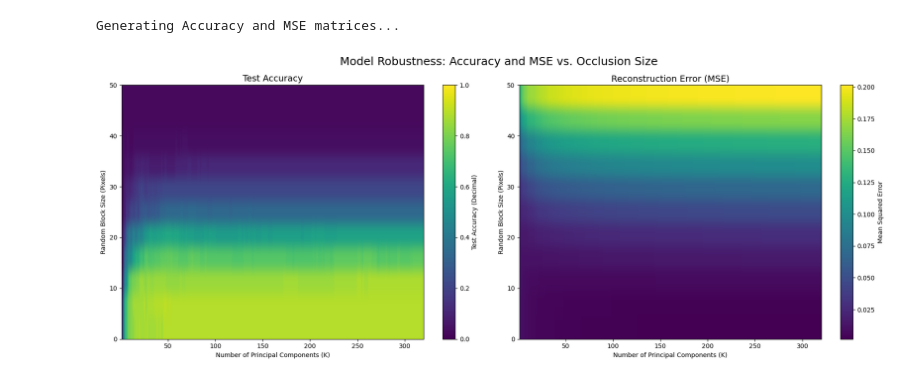
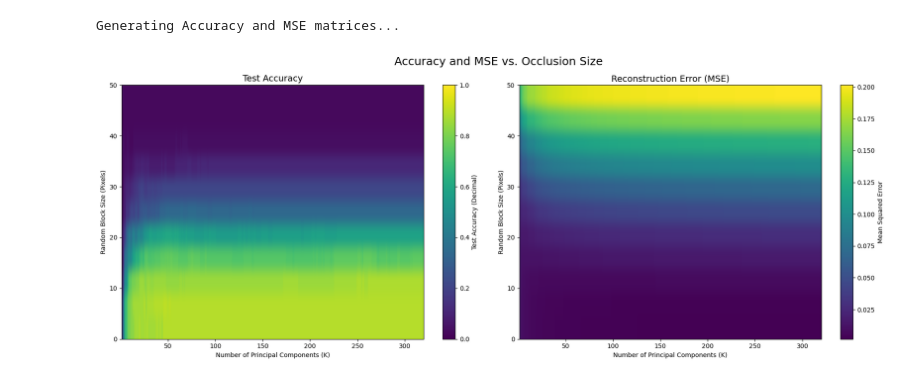
Before and after one commit to MMahdiMostafaei/pufa, a Jupyter notebook: Project 01: PCA_Face_ID/PCA_PUFA.ipynb, the cells around one changed output. Cells and saved outputs as stored; diff of their text form; code cells hidden in the pictures.

```diff
--- a/Project 01: PCA_Face_ID/PCA_PUFA.ipynb
+++ b/Project 01: PCA_Face_ID/PCA_PUFA.ipynb
@@ -193,0 +196,21 @@ plt.show()
+# %%
+# Test on the maximum 320 components
+k = 320
+U_k = eigenvectors_sorted[:, :k]
+
+# Calculate the RAW dot product (no subtraction!)
+raw_dot_product = U_k.T @ U_k
+
+# ==========================================
+# Visualizing the Raw Dot Product (High-Res, No Text)
+# ==========================================
+plt.figure(figsize=(6, 6))
+
+# We use the 'Blues' colormap and explicitly lock the scale from 0.0 to 1.0
+plt.imshow(raw_dot_product, cmap='Reds')
+plt.title(f"Raw Orthogonality Matrix (k={k})\nDiagonal = 1.0, Off-diagonal ≈ 0.0", fontsize=14)
+plt.colorbar(label='Raw Dot Product Value')
+
+plt.axis('off')
+plt.tight_layout()
+plt.show()
@@ -1283,31 +1308,31 @@ Generating Accuracy and MSE matrices...
 # %%
 # ==========================================
 # Plotting the Side-by-Side High-Res Heatmaps
 # ==========================================
 fig, (ax1, ax2) = plt.subplots(1, 2, figsize=(18, 7))
-fig.suptitle("Model Robustness: Accuracy and MSE vs. Occlusion Size", fontsize=18, fontweight='normal')
+fig.suptitle("Accuracy and MSE vs. Occlusion Size", fontsize=18, fontweight='normal')
 
 # --- Plot 1: Accuracy Heatmap ---
 im1 = ax1.imshow(heatmap_acc, cmap='viridis', aspect='auto', origin='lower',
                 extent=[k_values.min(), k_values.max(), block_sizes.min(), block_sizes.max()],
                 vmin=0.0, vmax=1.0)
 fig.colorbar(im1, ax=ax1, label='Test Accuracy (Decimal)')
 ax1.set_title("Test Accuracy", fontsize=14)
 ax1.set_xlabel("Number of Principal Components (K)")
 ax1.set_ylabel("Random Block Size (Pixels)")
 ax1.grid(False)
 
 # --- Plot 2: MSE Heatmap ---
 # We use the 'viridis' colormap here so it visually stands apart from the accuracy graph
 im2 = ax2.imshow(heatmap_mse, cmap='viridis', aspect='auto', origin='lower',
                 extent=[k_values.min(), k_values.max(), block_sizes.min(), block_sizes.max()])
 fig.colorbar(im2, ax=ax2, label='Mean Squared Error')
 ax2.set_title("Reconstruction Error (MSE)", fontsize=14)
 ax2.set_xlabel("Number of Principal Components (K)")
 ax2.set_ylabel("Random Block Size (Pixels)")
 ax2.grid(False)
 
 plt.tight_layout()
 plt.show()
 # %% [output]
-[figure, old version]
+[figure, new version]
```
Also changed, not shown: parts of 6 cells of this notebook.
